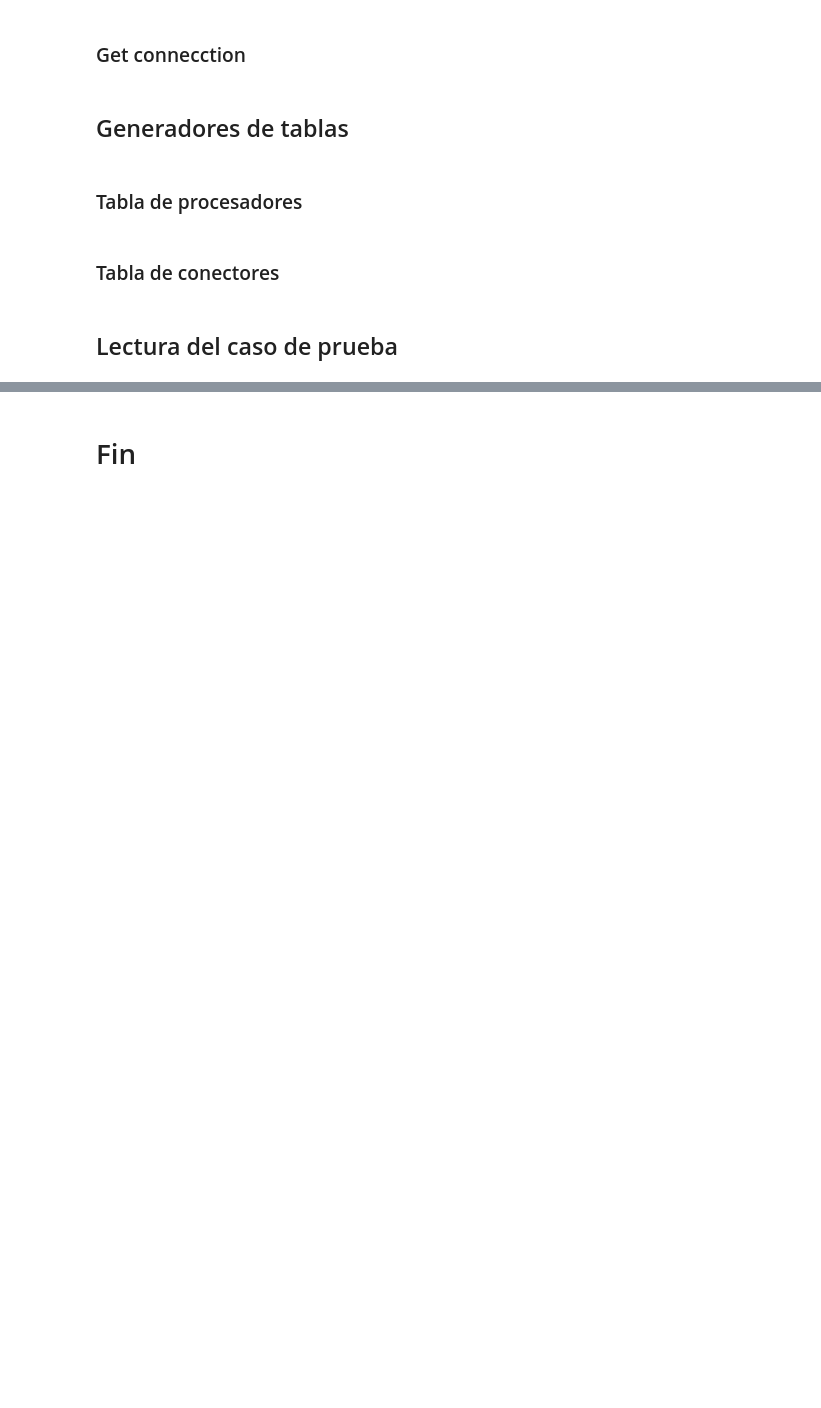
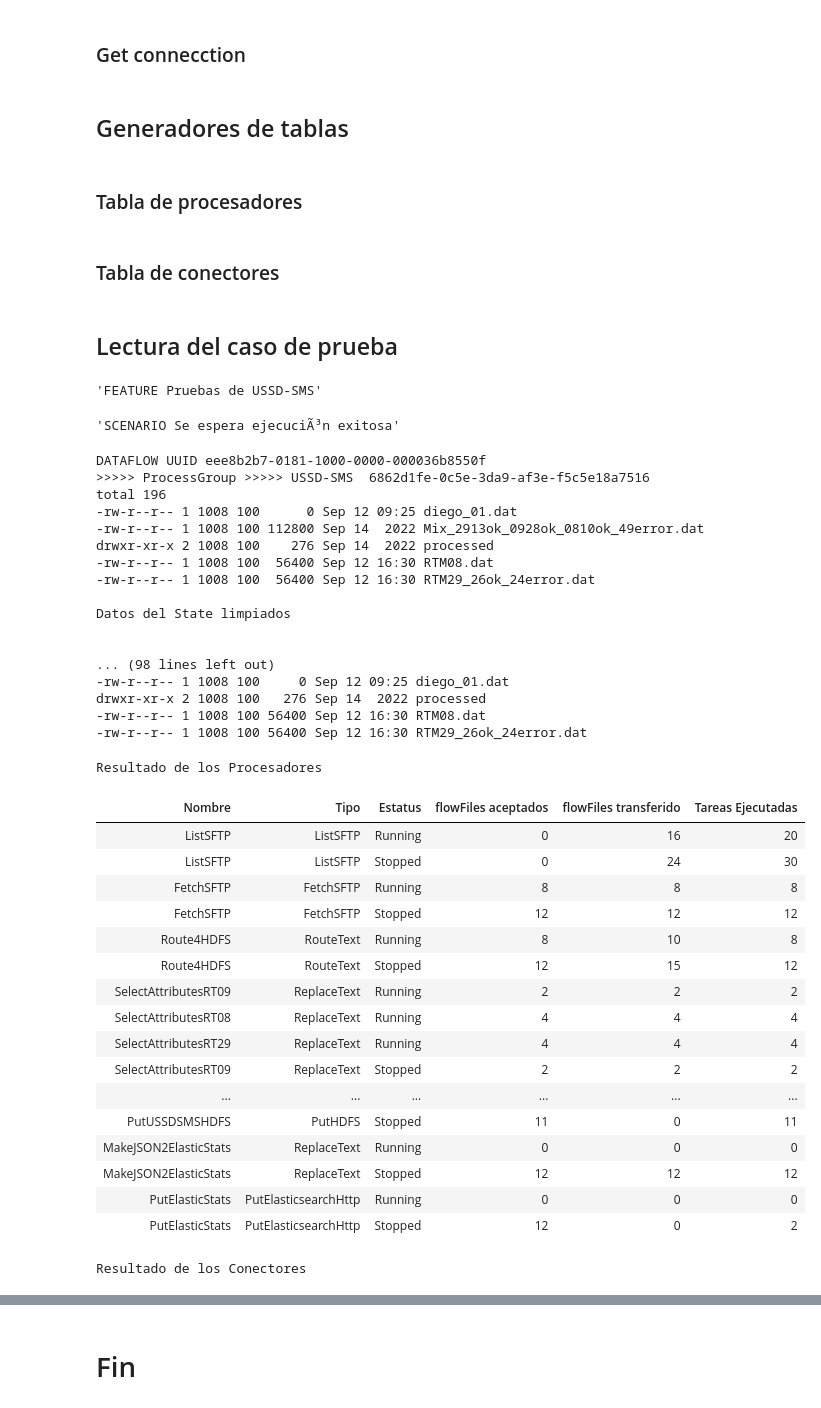
Before and after one commit to Fabianvcp/frame-nifi-apache, a Jupyter notebook: FW-Testing-alpha.ipynb, the cells around one changed output, grey strips where cells are left out. Saved outputs shown, nothing was run; the diff lists cells and outputs as text; code cells hidden in the pictures; blank space fills up the shorter version.

Commit message:
html Table

```diff
--- a/FW-Testing-alpha.ipynb
+++ b/FW-Testing-alpha.ipynb
@@ -33,9 +33,9 @@ URL = "https://cdf01it-01atl.claro.amx:8443/nifi-api"
 ### Acceso a la base de datos
 # %%
 ### username y password ponerle db
-dbusername = 'dstreamsdb' ##usuario
-dbpassword = 'claro2015' ##contraseña
-dbdsn = 'exa1-scan.claro.amx/RAC8.world' ##host
+dbusername = 'streamsdb' ##usuario
+dbpassword = 'usuario33' ##contraseña
+dbdsn = 'exa1-scan.claro.amx/RAC8.WORLD' ##host
 dbport = 1512 ##puerto de acceso
 encoding = 'UTF-8'
 # %% [markdown]
@@ -90,18 +90,27 @@ def oraclesSentence(dbSentece):
             for row in cursor.execute("SELECT column_name FROM all_tab_columns WHERE table_name = '"+tabla+"'"):
                 columnas.append(row[0])
             cursor.close()
-            y = PrettyTable(columnas)
+            db = PrettyTable(columnas)
+            db.align= "c"
         else:
             ### Convertimos una lista la cadena de texto
             output=campos.split(',')
-            y = PrettyTable(output)
+            db = PrettyTable(output)
+            db.align= "c"
 
         cursor = connection.cursor()
+        ### alinamiento centro
+        ### style
+        db.set_style(MSWORD_FRIENDLY)
+        ###preserve_internal_border
+        db.preserve_internal_border  = True
         for fila in cursor.execute(new_s):
-                y.add_row(fila)
+                db.add_row(fila)
                 print()
         cursor.close()
-        print(y.get_string(title="Resultado de "+tabla))
+        # print(db.get_string(title="Resultado de "+tabla))
+        # print(db.get_html_string(title="Resultado de "+tabla))
+        display(HTML('<meta name="viewport" content="width=device-width, user-scalable=no, initial-scale=1.0, maximum-scale=1.0, minimum-scale=1.0"><style> table {width: 100%;overflow-y: scroll;text-align: justify; height: 100%;}thead {display: inline-block;width: 100%; height: 100%;text-align: justify;}tbody{display: inline-block;width: 100%;overflow-y: auto;overflow-x: auto; height: 100%;}</style> <div>'+db.get_html_string(title="Resultado de "+tabla)+'</div>'))
     except cx_Oracle.Error as error:
         print(error)
     finally:
@@ -524,7 +533,8 @@ def informeTablaProcessor():
 
     ###auto indexado
     # x.add_autoindex('Pasos')
-    print(x.get_string(title="Procesadores"))
+    # print(x.get_string(title="Procesadores"))
+    display(HTML(x.get_html_string(title="Resultado de los Procesadores")))
 # %% [markdown]
 ### Tabla de conectores
 # %%
@@ -543,7 +553,8 @@ def informeTablaConnector():
         y.add_row([conecetor["name"],conecetor["sourceName"],conecetor["destinationName"],conecetor["queued"],conecetor["aceptado"],conecetor["procesados"]])
     ###auto indexado
     # y.add_autoindex('Pasos')
-    print(y.get_string(title="Conectores"))
+    # print(y.get_string(title="Conectores"))
+    display(HTML(y.get_html_string(title="Resultado de los Conectores")))
 # %% [markdown]
 ## Lectura del caso de prueba
 # %%
@@ -561,10 +572,10 @@ def readEscenario(line):
         display("FEATURE "+getIDfromLine(line))
     elif "SCENARIO" in line.upper():
         display("SCENARIO "+getIDfromLine(line))
-    elif "DATAFLOW" in line.upper():
+    elif "DATAFLOW UUID" in line.upper():
                #UUID del proccessgroups ingresado en el archivo de txt
         uuid = getIDfromLine(line)
-        print("Dataflow "+uuid)
+        print("DATAFLOW UUID "+uuid)
                ##obtenemos los datos del proccessgroup
         if getProccessGroups(TokenNifi, uuid) == False:
             warnings.filterwarnings("ignore")
@@ -678,7 +689,7 @@ def readEscenario(line):
             print("\n")
 
 ##########################################################################################################################################################################################################
-    elif "CONSULTA SQL" in line.upper():
+    elif "CONSULTA" in line.upper():
         dbSentece = getIDfromLine(line)
         resultado = oraclesSentence(dbSentece)
         display(resultado)
@@ -697,30 +708,69 @@ def readEscenario(line):
         cmd = getIDfromLine(line)
         respuesta = SshParamiko(cmd)
         print(respuesta)
 
 ###########################################################################################################################################################################################################
     elif "TIEMPO DE ESPERA" in line.upper():
         number = getIDfromLine(line)
         print("Inicia el tiempo de pausa "+ number+ " segundo")
         espera= int(number)
         time.sleep(espera)
         print("termino el tiempo de pausa")
 ########################################################################################################################################################################################################
     elif "INICIAR PROCESSGROUP" in line.upper():
         name = getIDfromLine(line)
         uuid = dict_proccessgroup.get(name, "ProcessGroup no encontrado")
         print(uuid)
         playProcessGroup(uuid)
         print("\n")
         print(">>>>> PLAY >>>>> " + name + " con UUID " + uuid)
 ########################################################################################################################################################################################################
     elif "DETENER PROCESSGROUP" in line.upper():
         name = getIDfromLine(line)
         uuid = dict_proccessgroup.get(name, "ProcessGroup no encontrado")
         stopProcessGroup(uuid)
         print("\n")
         print(">>>>> STOP >>>>> " + name + " con UUID " + uuid)
 
 ########################################################################################################################################################################################################
 
 readFileInput()
+# %% [output]
+'FEATURE Pruebas de USSD-SMS'
+'SCENARIO Se espera ejecuciÃ³n exitosa'
+DATAFLOW UUID eee8b2b7-0181-1000-0000-000036b8550f
+>>>>> ProcessGroup >>>>> USSD-SMS  6862d1fe-0c5e-3da9-af3e-f5c5e18a7516
+total 196
+-rw-r--r-- 1 1008 100      0 Sep 12 09:25 diego_01.dat
+-rw-r--r-- 1 1008 100 112800 Sep 14  2022 Mix_2913ok_0928ok_0810ok_49error.dat
+drwxr-xr-x 2 1008 100    276 Sep 14  2022 processed
+-rw-r--r-- 1 1008 100  56400 Sep 12 16:30 RTM08.dat
+-rw-r--r-- 1 1008 100  56400 Sep 12 16:30 RTM29_26ok_24error.dat
+
+Datos del State limpiados
+
+
+... (98 lines left out)
+-rw-r--r-- 1 1008 100     0 Sep 12 09:25 diego_01.dat
+drwxr-xr-x 2 1008 100   276 Sep 14  2022 processed
+-rw-r--r-- 1 1008 100 56400 Sep 12 16:30 RTM08.dat
+-rw-r--r-- 1 1008 100 56400 Sep 12 16:30 RTM29_26ok_24error.dat
+Resultado de los Procesadores
+| Nombre | Tipo | Estatus | flowFiles aceptados | flowFiles transferido | Tareas Ejecutadas |
+| ListSFTP | ListSFTP | Running | 0 | 16 | 20 |
+| ListSFTP | ListSFTP | Stopped | 0 | 24 | 30 |
+| FetchSFTP | FetchSFTP | Running | 8 | 8 | 8 |
+| FetchSFTP | FetchSFTP | Stopped | 12 | 12 | 12 |
+| Route4HDFS | RouteText | Running | 8 | 10 | 8 |
+| Route4HDFS | RouteText | Stopped | 12 | 15 | 12 |
+| SelectAttributesRT09 | ReplaceText | Running | 2 | 2 | 2 |
+| SelectAttributesRT08 | ReplaceText | Running | 4 | 4 | 4 |
+| SelectAttributesRT29 | ReplaceText | Running | 4 | 4 | 4 |
+| SelectAttributesRT09 | ReplaceText | Stopped | 2 | 2 | 2 |
+| ... | ... | ... | ... | ... | ... |
+| PutUSSDSMSHDFS | PutHDFS | Stopped | 11 | 0 | 11 |
+| MakeJSON2ElasticStats | ReplaceText | Running | 0 | 0 | 0 |
+| MakeJSON2ElasticStats | ReplaceText | Stopped | 12 | 12 | 12 |
+| PutElasticStats | PutElasticsearchHttp | Running | 0 | 0 | 0 |
+| PutElasticStats | PutElasticsearchHttp | Stopped | 12 | 0 | 2 |
+Resultado de los Conectores
```
Also changed, not shown: parts of 2 cells of this notebook, 2 other files.
